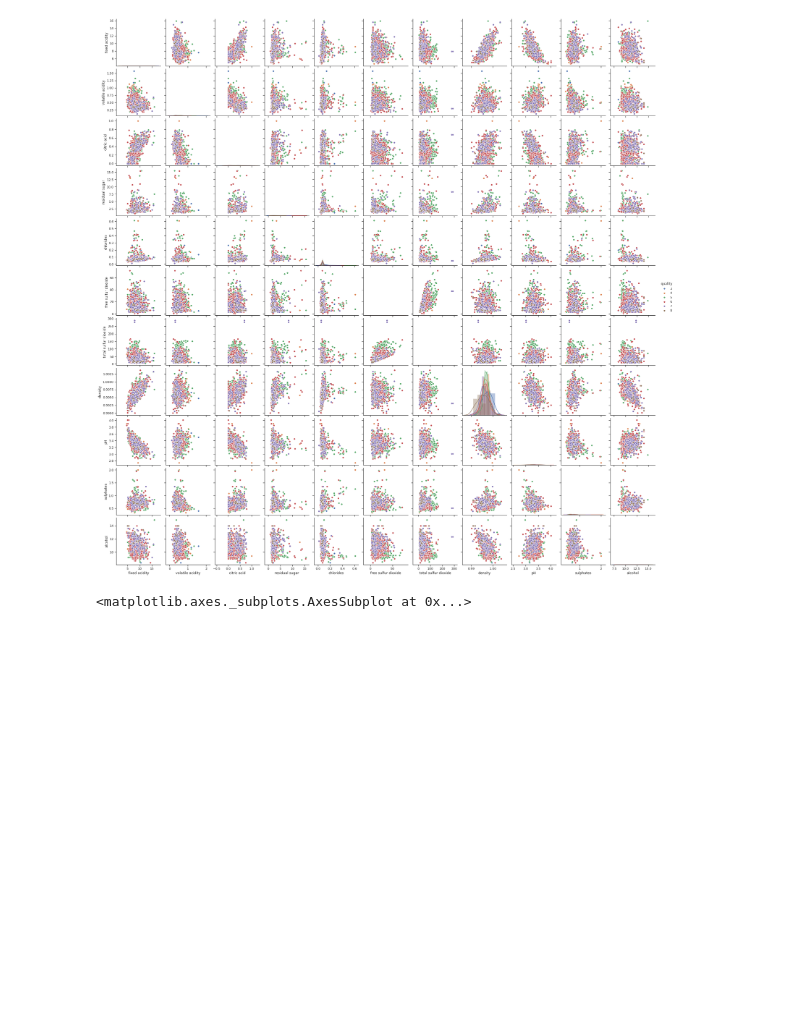
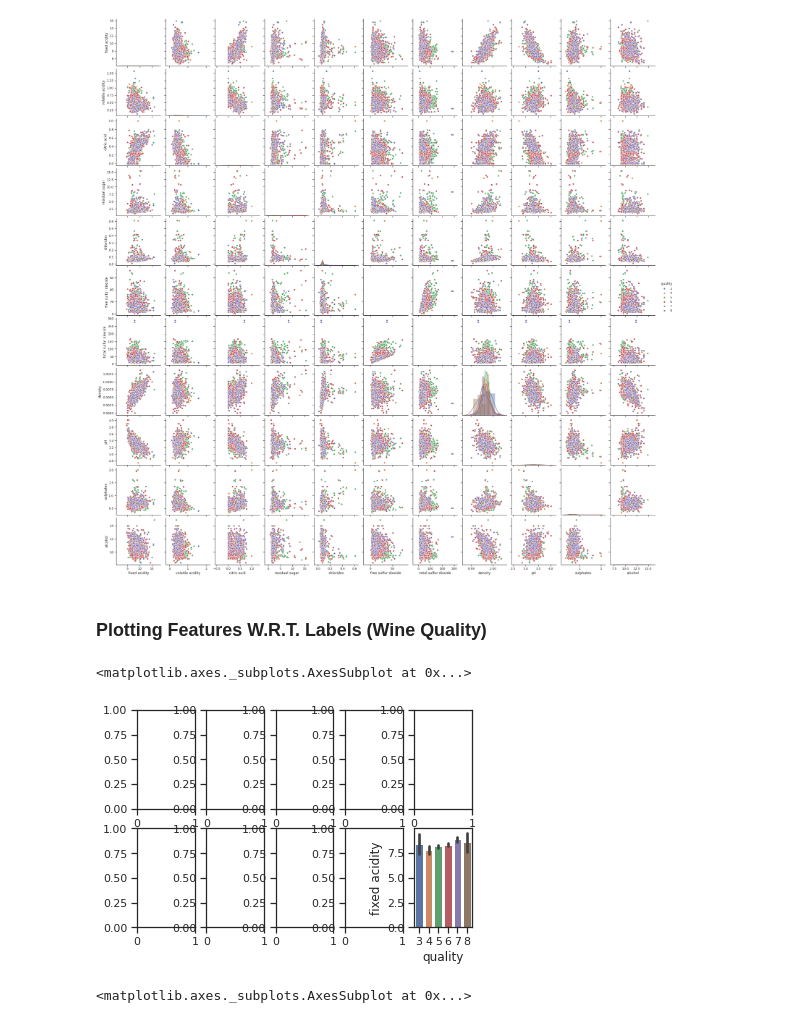
Before and after one commit to yixin0829/multi-label-wine-quality-classification, a Jupyter notebook: Wine_Quality_Classification.ipynb, the cells around one changed output. Drawn from its saved outputs; the diff is of its cells as text; code cells hidden in the pictures; blank space fills up the shorter version.

Commit message:
Creating subplots features W.R.T. labels (Wine Quality)

```diff
--- a/Wine_Quality_Classification.ipynb
+++ b/Wine_Quality_Classification.ipynb
@@ -194,6 +194,15 @@ g.add_legend()
 # %% [output]
 <seaborn.axisgrid.PairGrid at 0x...>
 [figure]
+# %% [markdown]
+### Plotting Features W.R.T. Labels (Wine Quality)
+# %%
+figure, axes = plt.subplots(nrows=2, ncols=5)
+# fig = plt.figure(figsize = (5,3))
+sns.barplot(x = 'quality', y = 'fixed acidity', data = wine_df)
+# %% [output]
+<matplotlib.axes._subplots.AxesSubplot at 0x...>
+[figure, added]
 # %%
 # Visualize the distribution of citric acid since previously apply .describe() on wine_df citric acid has a minimum of 0
 citric_acid = pd.Series(wine_df.loc[:,'citric acid'])
```
Also changed, not shown: parts of 1 cell of this notebook.
